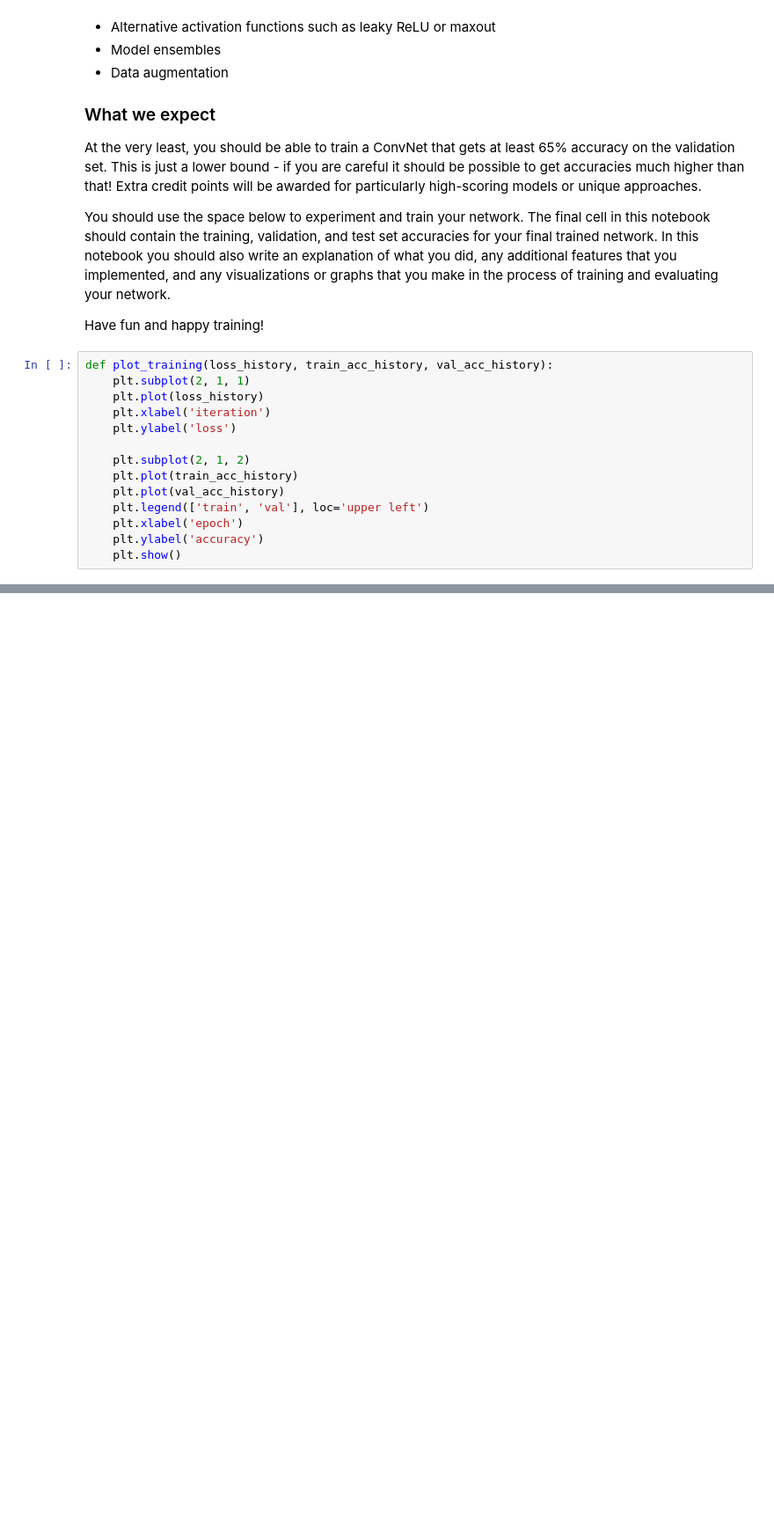
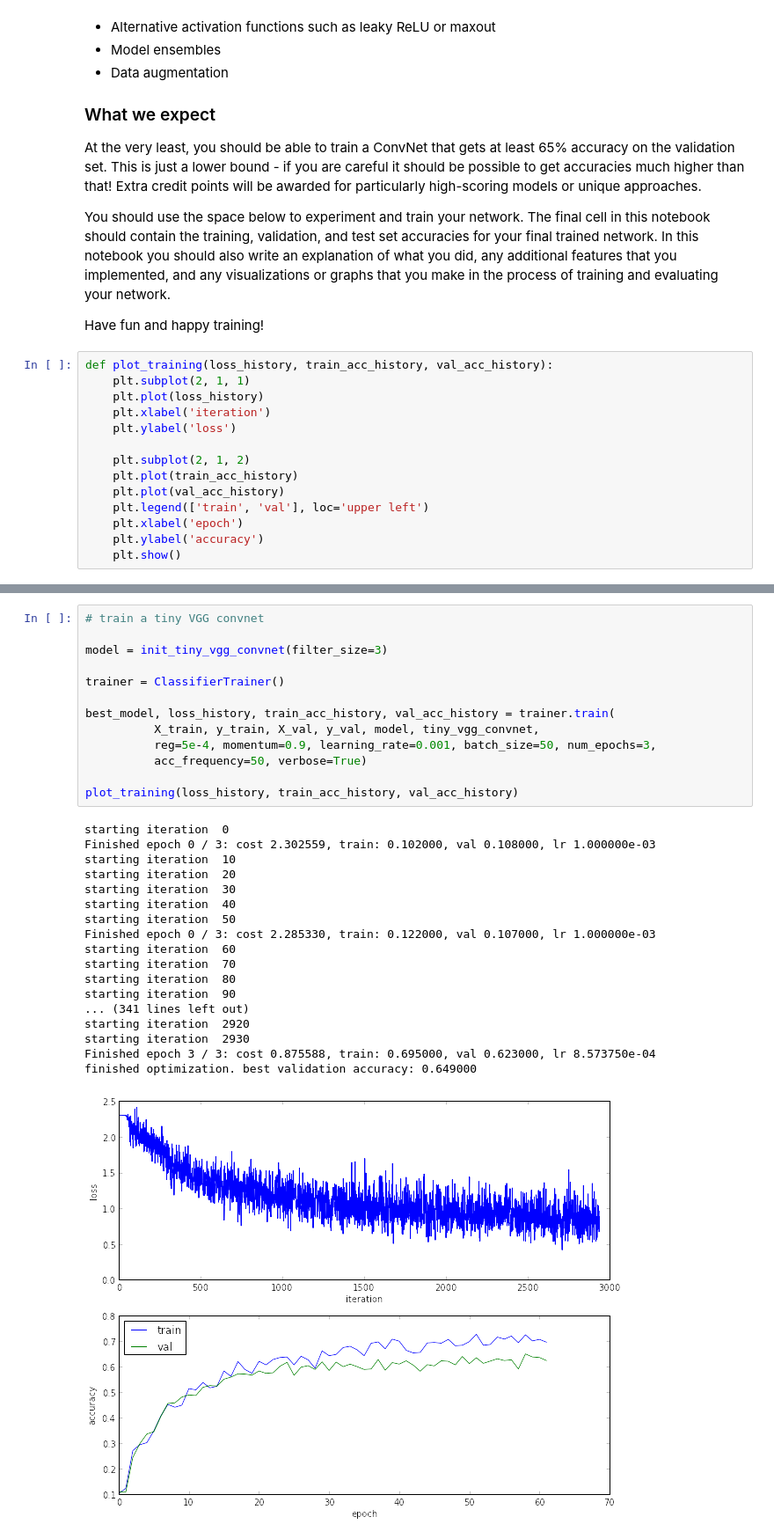
Before and after one commit to shenxudeu/Convnet, a Jupyter notebook: assignment2/convnet.ipynb, the cells around one changed output, grey strips where cells are left out. Shown at 88% size. Cells and saved outputs as stored; diff of their text form; blank space fills up the shorter version.

```diff
--- a/assignment2/convnet.ipynb
+++ b/assignment2/convnet.ipynb
@@ -303,0 +339,32 @@ finished optimization. best validation accuracy: 0.531000
+# %%
+# train a tiny VGG convnet
+
+model = init_tiny_vgg_convnet(filter_size=3)
+
+trainer = ClassifierTrainer()
+
+best_model, loss_history, train_acc_history, val_acc_history = trainer.train(
+          X_train, y_train, X_val, y_val, model, tiny_vgg_convnet,
+          reg=5e-4, momentum=0.9, learning_rate=0.001, batch_size=50, num_epochs=3,
+          acc_frequency=50, verbose=True)
+
+plot_training(loss_history, train_acc_history, val_acc_history)
+# %% [output]
+starting iteration  0
+Finished epoch 0 / 3: cost 2.302559, train: 0.102000, val 0.108000, lr 1.000000e-03
+starting iteration  10
+starting iteration  20
+starting iteration  30
+starting iteration  40
+starting iteration  50
+Finished epoch 0 / 3: cost 2.285330, train: 0.122000, val 0.107000, lr 1.000000e-03
+starting iteration  60
+starting iteration  70
+starting iteration  80
+starting iteration  90
+... (341 lines left out)
+starting iteration  2920
+starting iteration  2930
+Finished epoch 3 / 3: cost 0.875588, train: 0.695000, val 0.623000, lr 8.573750e-04
+finished optimization. best validation accuracy: 0.649000
+[figure, added]
```
Also changed, not shown: parts of 4 cells of this notebook, 1 other file.
